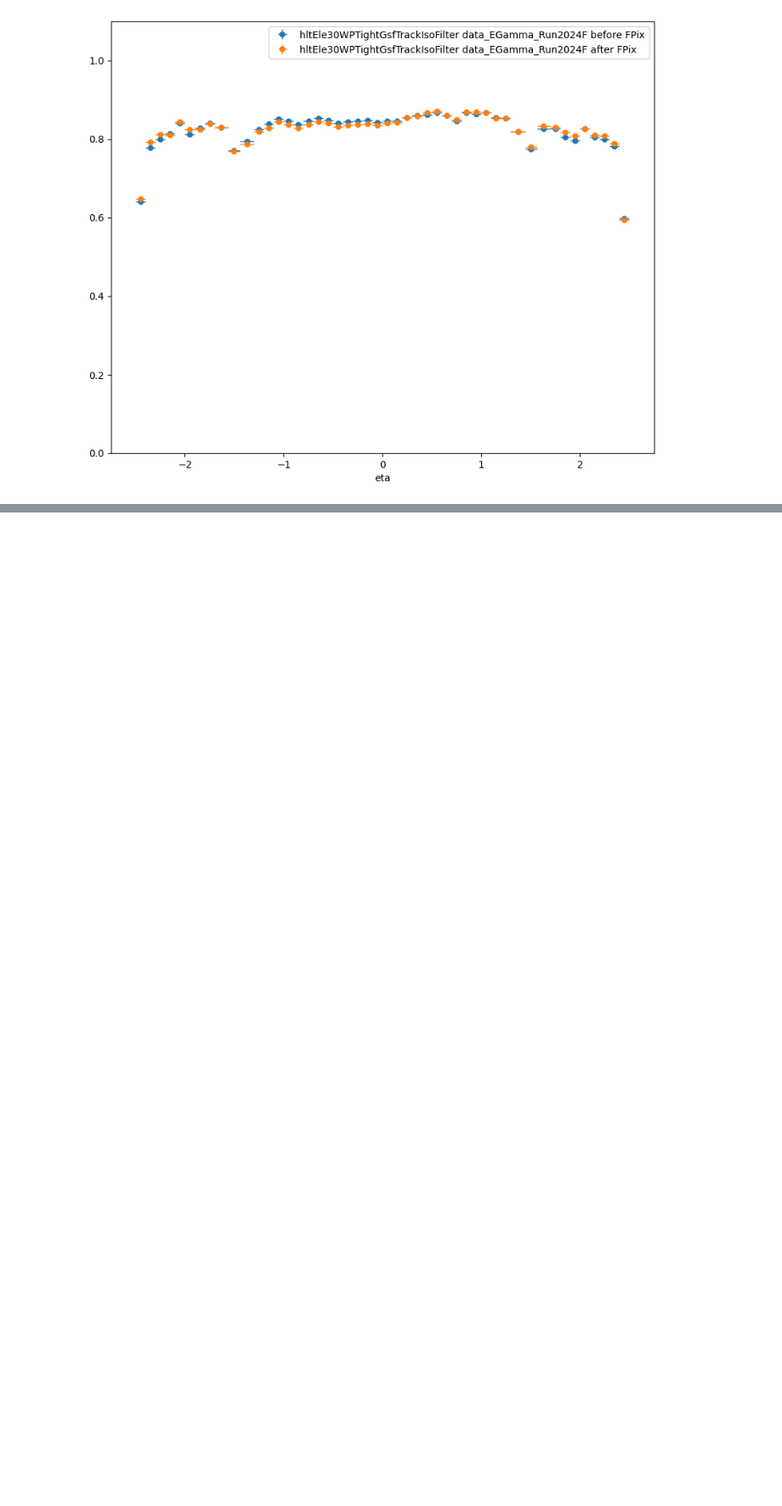
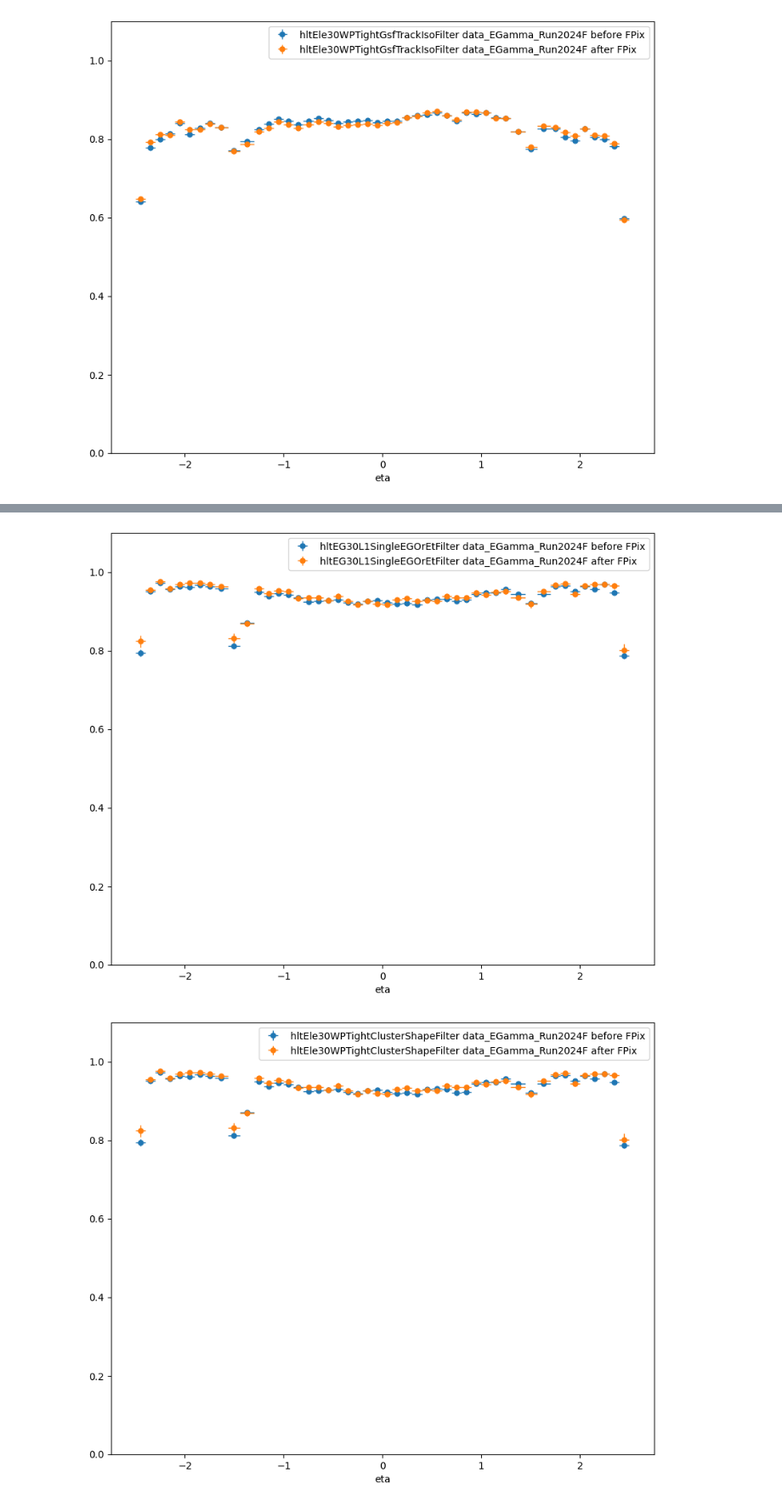
Before and after one commit to ikrommyd/egamma-tnp, a Jupyter notebook: check_filters_2024.ipynb, the cells around one changed output, grey strips where cells are left out. Shown at 85% size. Cells and saved outputs as stored; diff of their text form; code cells hidden in the pictures; blank space fills up the shorter version.

Commit message:
filter by filter checks for FPix issue with phi cut as well

```diff
--- a/check_filters_2024.ipynb
+++ b/check_filters_2024.ipynb
@@ -225,0 +288,4 @@ for filter in ele30_filters:
+# %%
+%%time
+
+out = dask.compute(to_compute)[0]
@@ -225,0 +295,72 @@ for filter in ele30_filters:
+# %%
+for filter in ele30_filters:
+    # plt.figure(figsize=(10, 8))
+    # for pu_region, other in out[filter].items():
+    #     all_hists = other[0]
+    #     for dataset, hists in all_hists.items():
+    #         plot_efficiency(
+    #             hists["pt"]["barrel"]["passing"],
+    #             hists["pt"]["barrel"]["failing"],
+    #             label=f"{filter} {dataset} barrel {pu_region}",
+    #         )
+    # plt.ylim(0, 1.1)
+    # plt.xscale("log")
+    # plt.legend()
+    # plt.show()
+
+    # plt.figure(figsize=(10, 8))
+    # for pu_region, other in out[filter].items():
+    #     all_hists = other[0]
+    #     for dataset, hists in all_hists.items():
+    #         plot_efficiency(
+    #             hists["pt"]["endcap_loweta"]["passing"],
+    #             hists["pt"]["endcap_loweta"]["failing"],
+    #             label=f"{filter} {dataset} endcap loweta {pu_region}",
+    #         )
+    # plt.ylim(0, 1.1)
+    # plt.xscale("log")
+    # plt.legend()
+    # plt.show()
+
+    # plt.figure(figsize=(10, 8))
+    # for pu_region, other in out[filter].items():
+    #     all_hists = other[0]
+    #     for dataset, hists in all_hists.items():
+    #         plot_efficiency(
+    #             hists["pt"]["endcap_higheta"]["passing"],
+    #             hists["pt"]["endcap_higheta"]["failing"],
+    #             label=f"{filter} {dataset} endcap higheta {pu_region}",
+    #         )
+    # plt.ylim(0, 1.1)
+    # plt.xscale("log")
+    # plt.legend()
+    # plt.show()
+
+    plt.figure(figsize=(10, 8))
+    for pu_region, other in out[filter].items():
+        all_hists = other[0]
+        for dataset, hists in all_hists.items():
+            plot_efficiency(
+                hists["eta"]["entire"]["passing"],
+                hists["eta"]["entire"]["failing"],
+                label=f"{filter} {dataset} {pu_region}",
+            )
+    plt.ylim(0, 1.1)
+    plt.legend()
+    plt.show()
+
+    # plt.figure(figsize=(10, 8))
+    # for pu_region, other in out[filter].items():
+    #     all_hists = other[0]
+    #     for dataset, hists in all_hists.items():
+    #         plot_efficiency(
+    #             hists["phi"]["entire"]["passing"],
+    #             hists["phi"]["entire"]["failing"],
+    #             label=f"{filter} {dataset} {pu_region}",
+    #         )
+    # plt.ylim(0, 1.1)
+    # plt.legend()
+    # plt.show()
+# %% [output]
+[figure, added]
+[figure, added]
```
Also changed, not shown: parts of 3 cells of this notebook.
